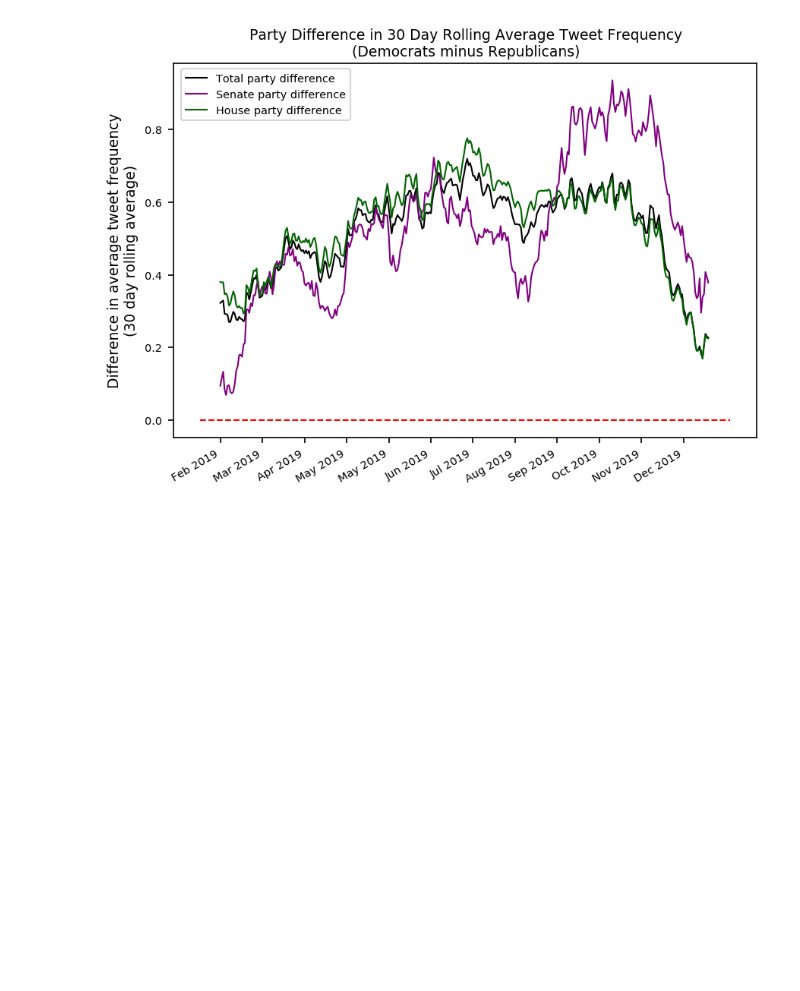
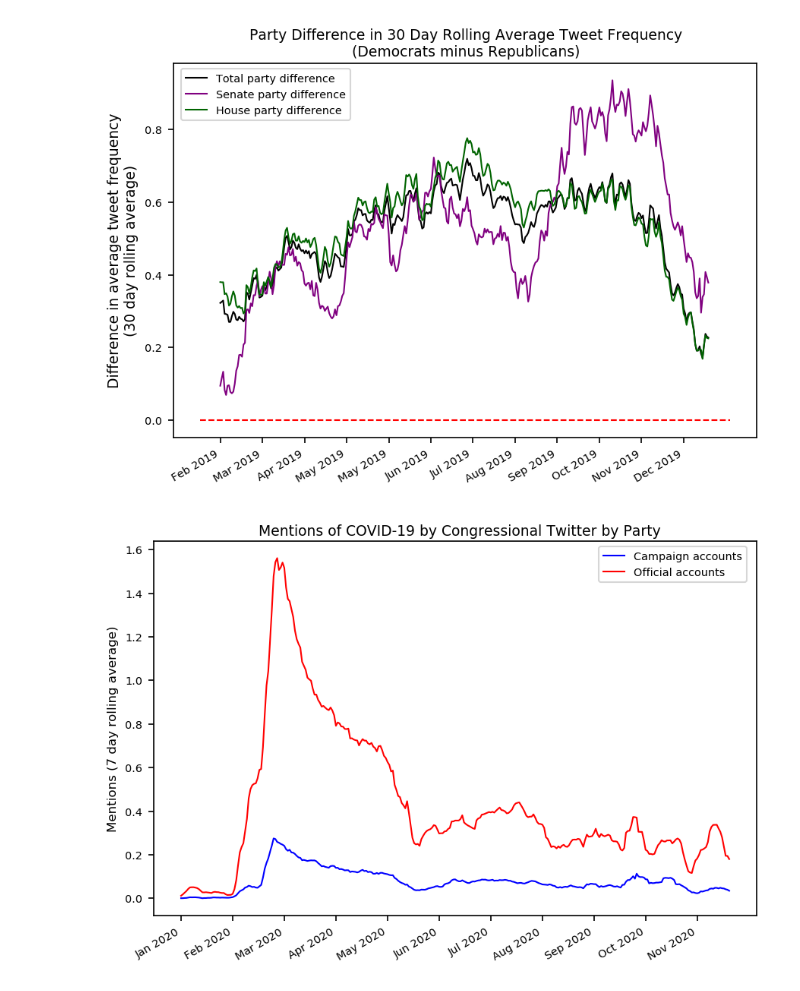
Before and after one commit to zaynesember/CongressAndCorona_Public, a Jupyter notebook: DataAnalysis.ipynb, the cells around one changed output. Drawn from its saved outputs; the diff is of its cells as text; code cells hidden in the pictures; blank space fills up the shorter version.

```diff
--- a/DataAnalysis.ipynb
+++ b/DataAnalysis.ipynb
@@ -553,19 +780,19 @@ C:/Users/Zayne/GitRepos/CongressAndCorona_Private/Data/Prepandemic_Tweets_Jan_to
 ### (Needs validation)
 # %%
 
-# parent_dir = "Yours here"
-# t_1 = datetime(2020, 1, 20) # first covid case in the US
-# t_2 = datetime(2020, 11, 29) # End date of scrape range
+parent_dir = "Yours here"
+t_1 = datetime(2020, 1, 20) # first covid case in the US
+t_2 = datetime(2020, 11, 29) # End date of scrape range
 
-# delta = (t_2 - t_1 + timedelta(days=1)).days
+delta = (t_2 - t_1 + timedelta(days=1)).days
 
-# #Creates the array that holds each day in timespan
-# dates_pandemic = np.array([])
+#Creates the array that holds each day in timespan
+dates_pandemic = np.array([])
 
-# date = t_1
-# while date <= t_2:
-#     dates_pandemic = np.append(dates_pandemic, date)
-#     date+=timedelta(days=1)
+date = t_1
+while date <= t_2:
+    dates_pandemic = np.append(dates_pandemic, date)
+    date+=timedelta(days=1)
 
 # #Arrays of zeros where daily frequencies will be tallied
 # total_pandemic_all_freq = np.zeros(delta)
@@ -2145,3 +2602,34 @@ fig.savefig("Plots/Prepandemic/PartyDifference_30DayAverage.png", bbox_inches='t
 plt.show()
 # %% [output]
 [figure]
+# %%
+fig, ax = plt.subplots(dpi=150)
+
+ax.set_ylabel('Mentions (7 day rolling average)', fontsize=8)
+ax.plot(dates_pandemic[2:311], moving_average(campaign_total_pandemic_keyword_all_freq_per_cap),
+        label="Campaign accounts", c='blue', linewidth=1)
+ax.plot(dates_pandemic[2:311], moving_average(official_total_pandemic_keyword_all_freq_per_cap),
+        label="Official accounts", c='r', linewidth=1)
+ax.tick_params(axis='y', labelsize="x-small")
+ax.tick_params(axis='x', rotation=75, labelsize="x-small")
+
+every_nth = 29
+labels = plt.xticks(dates_pandemic[2:311])
+xticks = ax.xaxis.get_major_ticks()
+for n, label in enumerate(ax.xaxis.get_ticklabels()):
+    if n % every_nth != 0:
+        label.set_visible(False)
+        xticks[n].set_visible(False)
+
+myFmt = DateFormatter("%b %Y")
+ax.xaxis.set_major_formatter(myFmt)
+fig.autofmt_xdate()
+
+#fig.text(x=0.12, y=0.91, s='Zayne Sember\n@GluonsAreFun', fontsize=6, c='gray')
+fig.suptitle("Mentions of COVID-19 by Congressional Twitter by Party", fontsize=9, y=1, x=0.54) #, y=1, x=0.48#
+fig.legend(fontsize='x-small', bbox_to_anchor=(0.96, 0.95))
+fig.tight_layout()
+fig.savefig("Plots/Pandemic_keywords/CampaignAndOfficial.png", bbox_inches='tight')
+plt.show()
+# %% [output]
+[figure, added]
```
Also changed, not shown: parts of 4 cells of this notebook, 26 other files.
